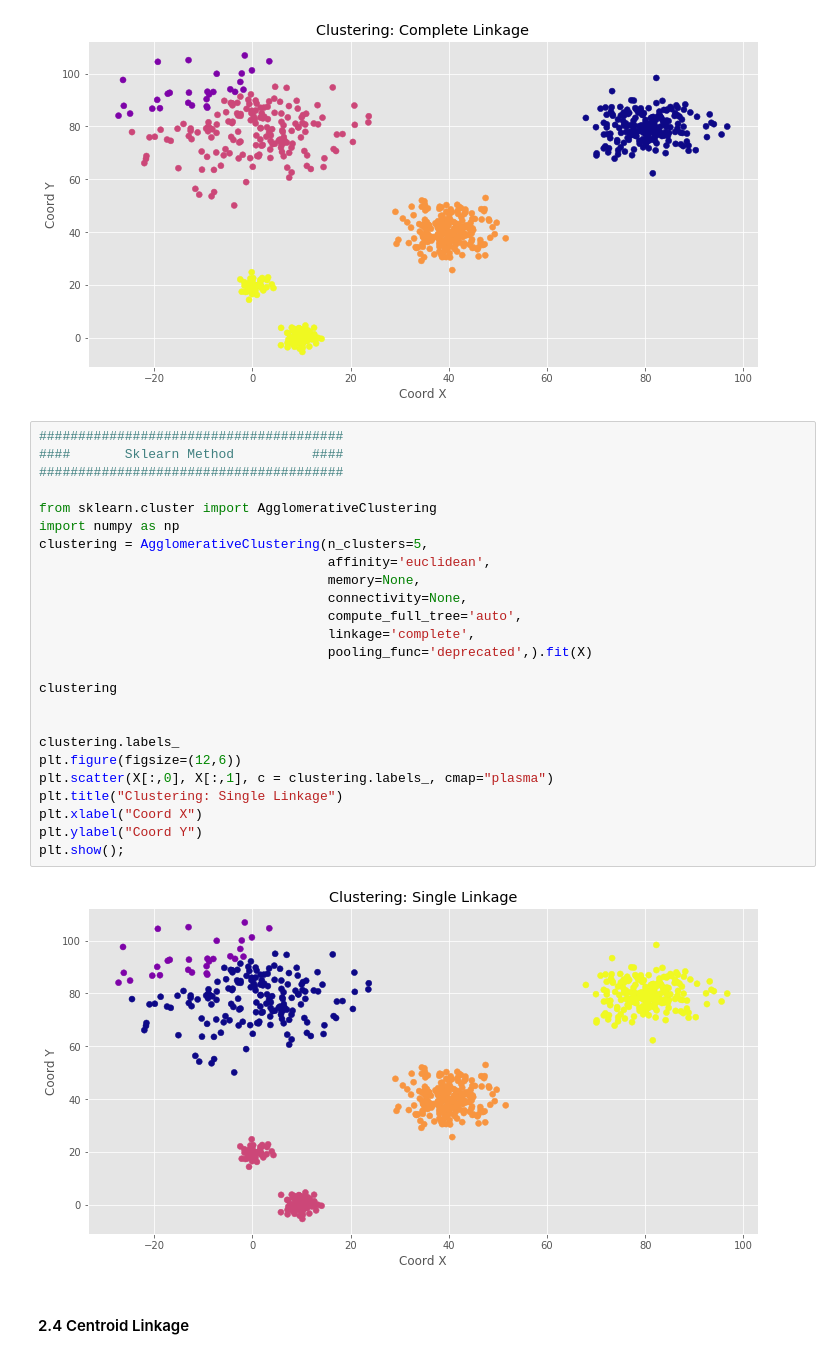
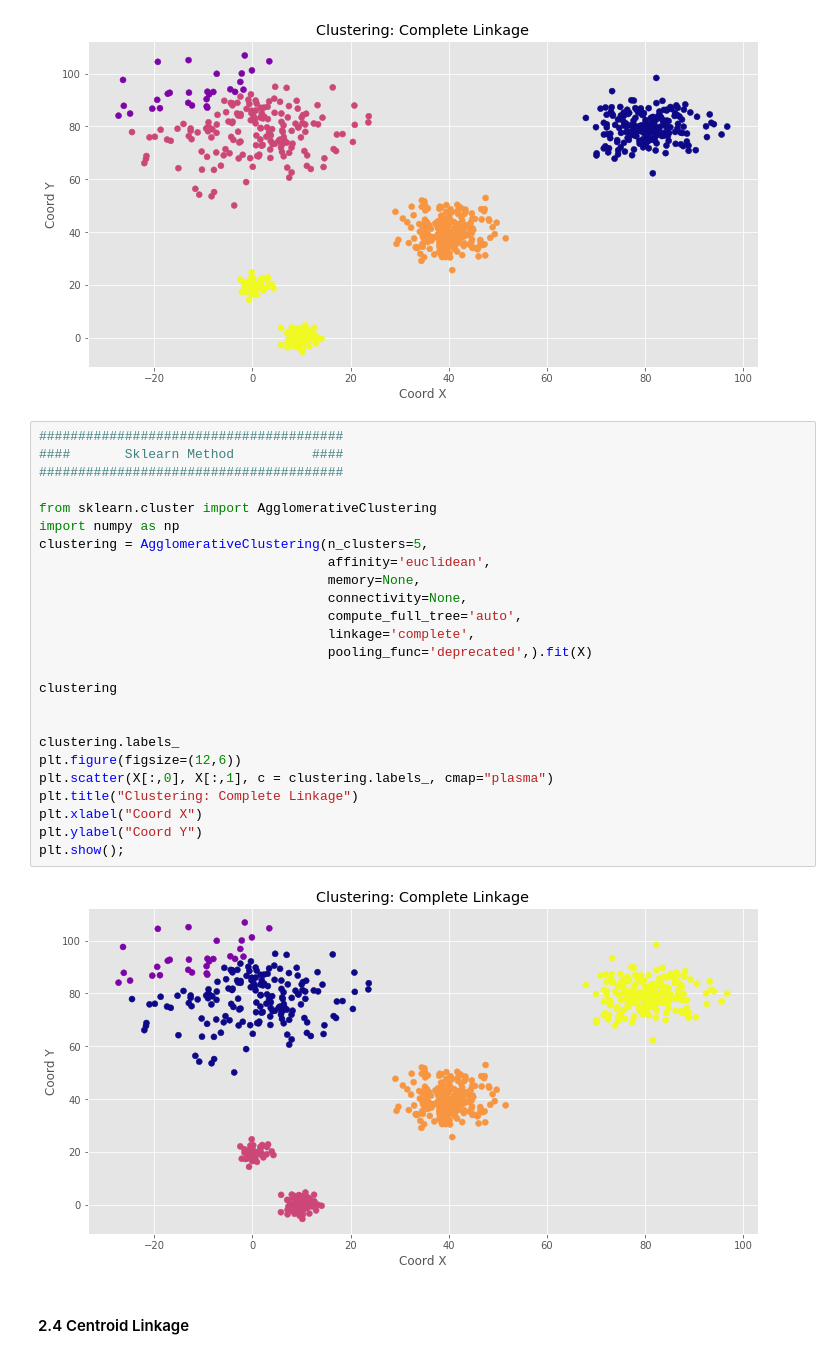
Before and after one commit to arrpak/MachineLearning, a Jupyter notebook: 09_Clustering/00_Clustering.ipynb, the cells around one changed output. Saved outputs shown, nothing was run; the diff lists cells and outputs as text.

```diff
--- a/09_Clustering/00_Clustering.ipynb
+++ b/09_Clustering/00_Clustering.ipynb
@@ -196,30 +196,30 @@ plt.show();
 # %%
 #######################################
 ####       Sklearn Method          ####
 #######################################
 
 from sklearn.cluster import AgglomerativeClustering
 import numpy as np
 clustering = AgglomerativeClustering(n_clusters=5,
                                      affinity='euclidean',
                                      memory=None,
                                      connectivity=None,
                                      compute_full_tree='auto',
                                      linkage='complete',
                                      pooling_func='deprecated',).fit(X)
 
 clustering
 
 
 clustering.labels_
 plt.figure(figsize=(12,6))
 plt.scatter(X[:,0], X[:,1], c = clustering.labels_, cmap="plasma")
-plt.title("Clustering: Single Linkage")
+plt.title("Clustering: Complete Linkage")
 plt.xlabel("Coord X")
 plt.ylabel("Coord Y")
 plt.show();
 # %% [output]
-[figure, old version]
+[figure, new version]
 # %% [markdown]
 #### 2.4 Centroid Linkage
 # %%
```
Also changed, not shown: parts of 1 cell of this notebook.
